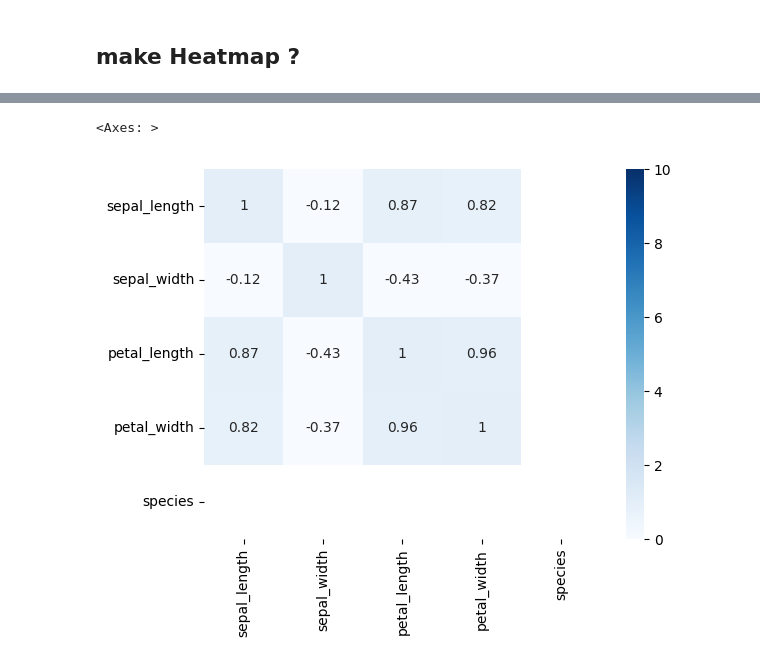
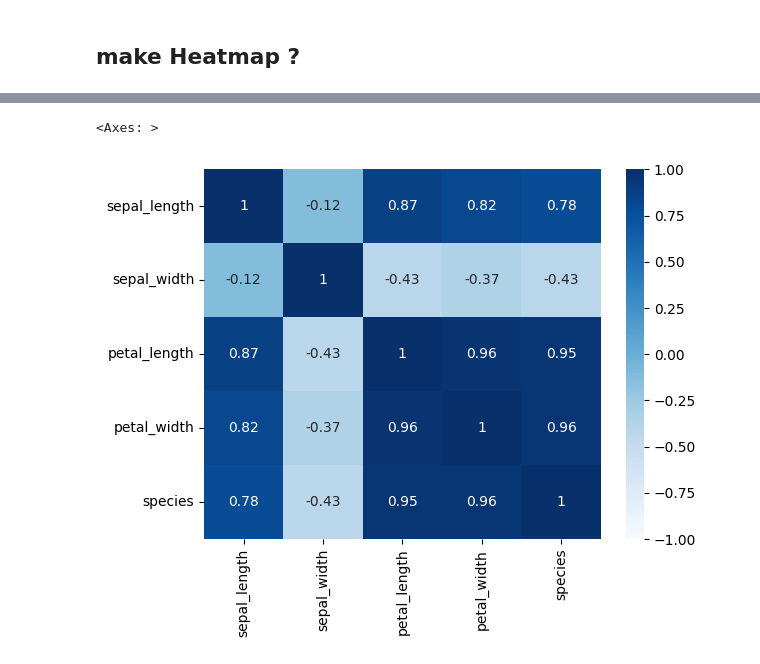
Before and after one commit to albertodavincishekhawat/3RI, a Jupyter notebook: analytics/3. Seaborn.ipynb, the cells around one changed output, grey strips where cells are left out. Saved outputs shown, nothing was run; the diff lists cells and outputs as text; code cells hidden in the pictures.

```diff
--- a/analytics/3. Seaborn.ipynb
+++ b/analytics/3. Seaborn.ipynb
@@ -146,2 +166,2 @@ plt.show()
 # %%
-iris['species'] = iris['species'].map({"setosa":0,"versicolor":-1, "virginica":1 })
+iris["species"] = iris["species"].map({"setosa":0, "versicolor":1, "virginica":2})
@@ -148,5 +188,5 @@ iris['species'] = iris['species'].map({"setosa":0,"versicolor":-1, "virginica":1
 # %%
-sns.heatmap(iris.corr(), annot=True, vmax=10, vmin=0, cmap='Blues')
+sns.heatmap(iris.corr(), annot=True, vmax=1, vmin=-1, cmap='Blues')
 # %% [output]
 <Axes: >
-[figure, old version]
+[figure, new version]
```
Also changed, not shown: parts of 10 cells of this notebook, 2 other files.
